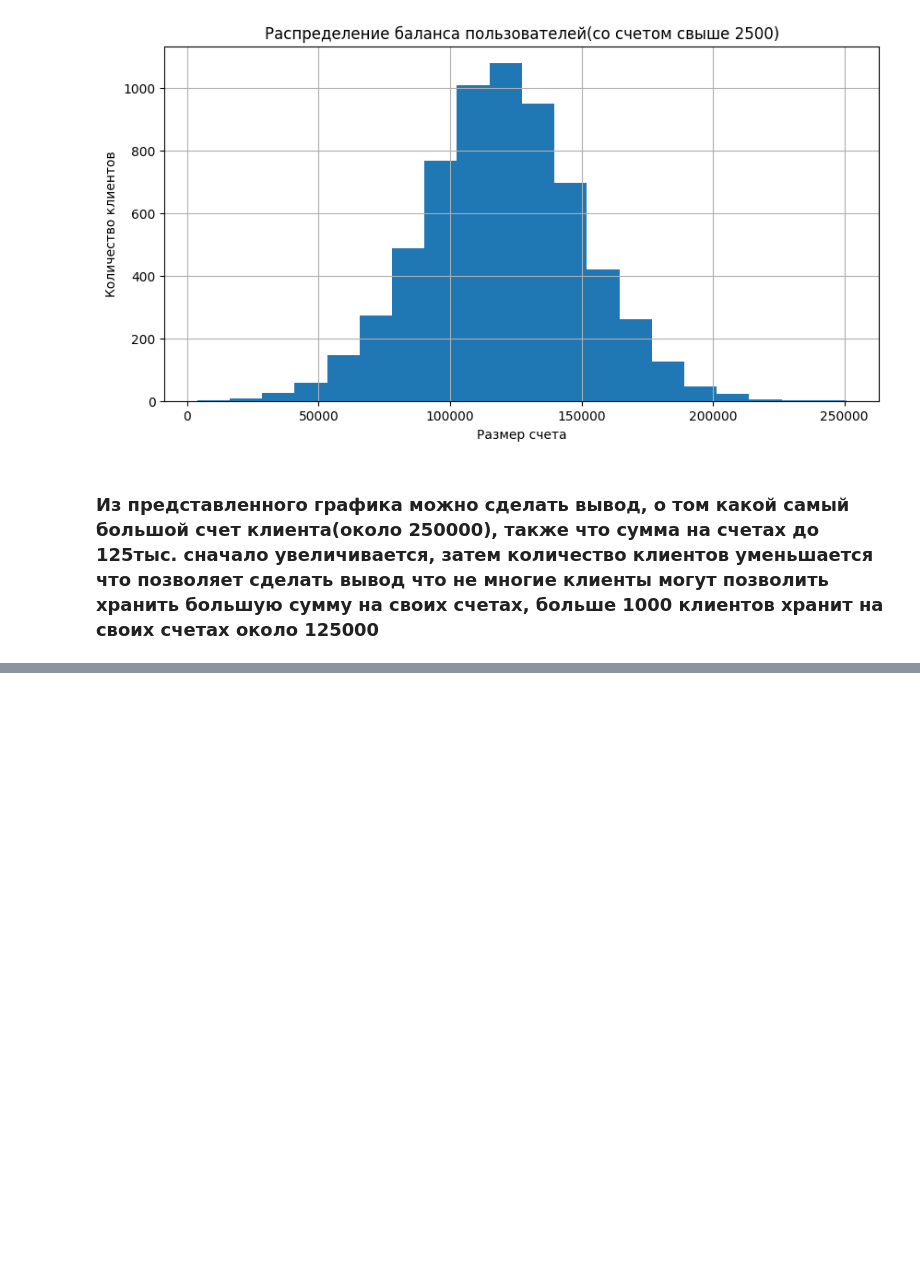
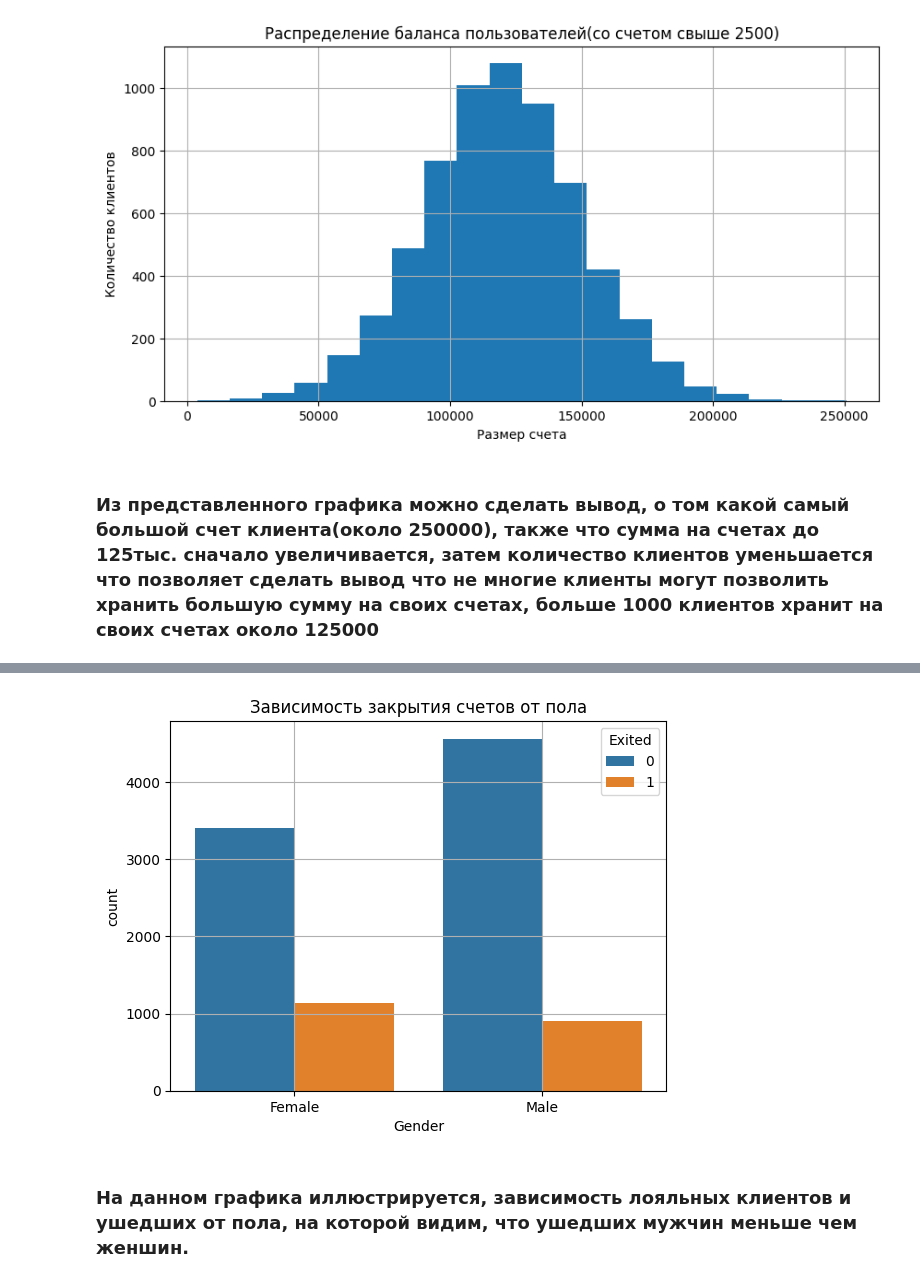
Before and after one commit to g1dcs/sf_hw_g1dcs, a Jupyter notebook: skillfactory/PY_13 Визуализация/итоги.ipynb, the cells around one changed output, grey strips where cells are left out. Saved outputs shown, nothing was run; the diff lists cells and outputs as text; code cells hidden in the pictures; blank space fills up the shorter version.

```diff
--- a/skillfactory/PY_13 Визуализация/итоги.ipynb
+++ b/skillfactory/PY_13 Визуализация/итоги.ipynb
@@ -17,6 +17,3 @@ churn_data.head()
 | 2 | 3 | 15619304 | Onio | 502 | France | Female | 42 | 8 | 159660.80 | ... |
 | 3 | 4 | 15701354 | Boni | 699 | France | Female | 39 | 1 | 0.00 | ... |
 | 4 | 5 | 15737888 | Mitchell | 850 | Spain | Female | 43 | 2 | 125510.82 | ... |
-# %%
-churn_data.drop('RowNumber', inplace=True, axis=1)
-churn_data.head()
@@ -88,0 +122,12 @@ axes.grid()
+# %%
+fig = sns.countplot(
+    x='Gender',
+    hue="Exited",
+    data=churn_data,
+)
+fig.set_title("Зависимость закрытия счетов от пола");
+fig.grid()
+# %% [output]
+[figure, added]
+# %% [markdown]
+###  На данном графика иллюстрируется, зависимость лояльных клиентов и ушедших от пола,  на которой видим, что ушедших мужчин меньше чем женшин.
```
Also changed, not shown: parts of 27 cells of this notebook, 2 other files.
